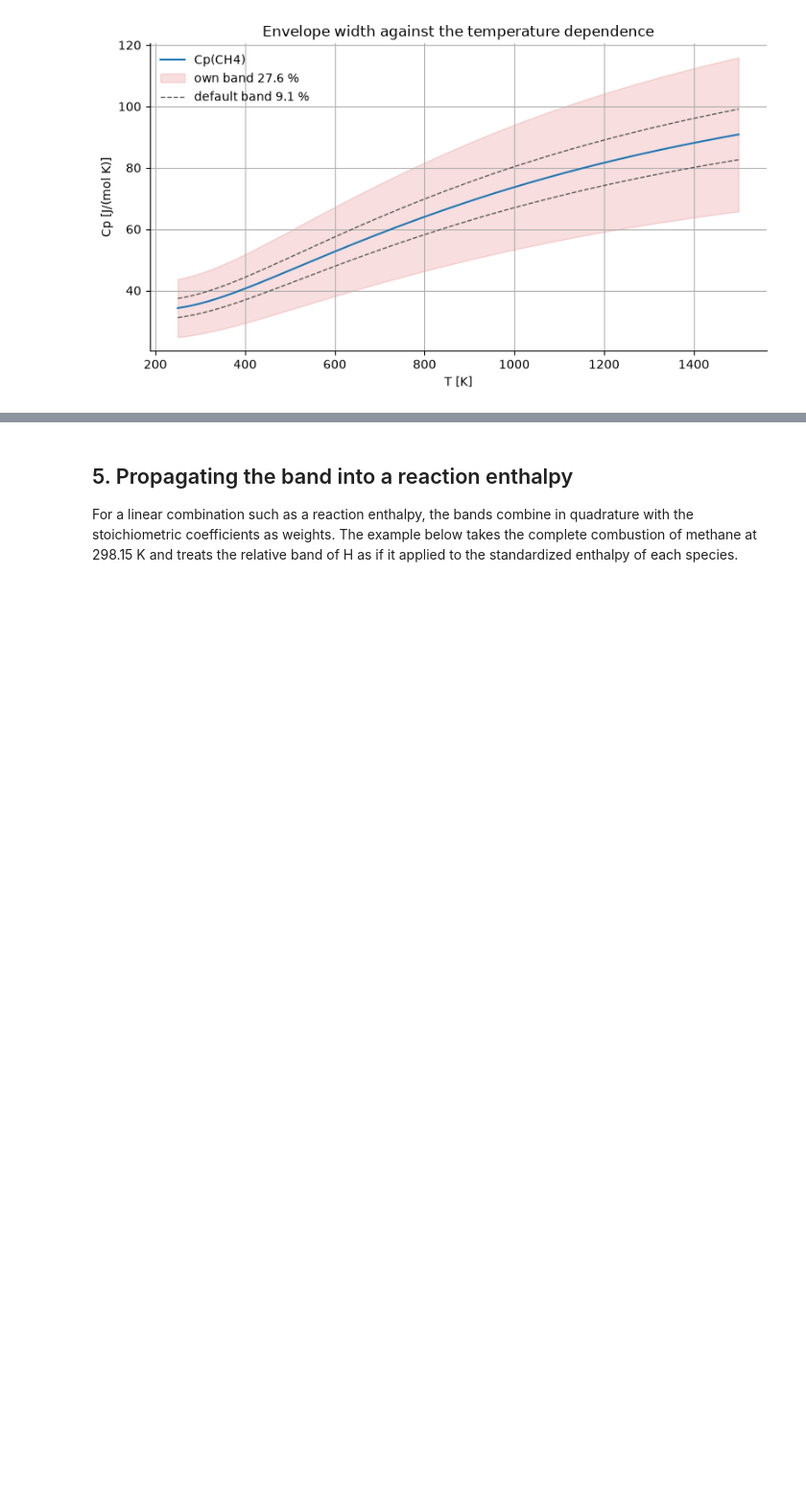
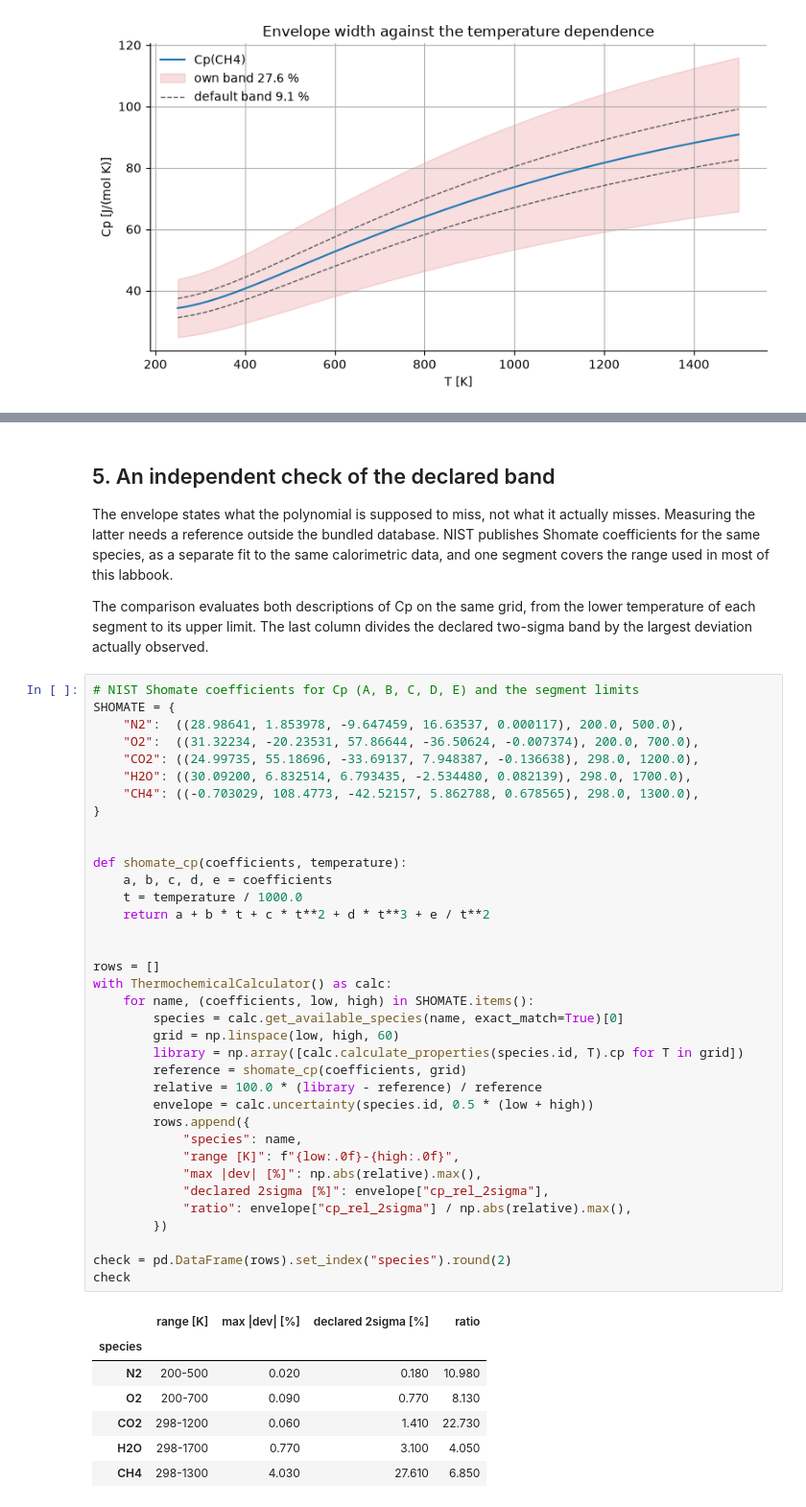
Before and after one commit to ProfLeao/pyglenn-notebooks, a Jupyter notebook: docs/source/13_uncertainty_budget.ipynb, the cells around one changed output, grey strips where cells are left out. Shown at 96% size. Saved outputs shown, nothing was run; the diff lists cells and outputs as text; blank space fills up the shorter version.

```diff
--- a/docs/source/13_uncertainty_budget.ipynb
+++ b/docs/source/13_uncertainty_budget.ipynb
@@ -253,7 +269,56 @@ The corridor plot makes the consequence visible: a band measured once becomes a
 # %% [markdown]
-## 5. Propagating the band into a reaction enthalpy
+## 5. An independent check of the declared band
 
-For a linear combination such as a reaction enthalpy, the bands combine in
-quadrature with the stoichiometric coefficients as weights. The example below
-takes the complete combustion of methane at 298.15 K and treats the relative
-band of H as if it applied to the standardized enthalpy of each species.
+The envelope states what the polynomial is supposed to miss, not what it
+actually misses. Measuring the latter needs a reference outside the bundled
+database. NIST publishes Shomate coefficients for the same species, as a
+separate fit to the same calorimetric data, and one segment covers the range used
+in most of this labbook.
+
+The comparison evaluates both descriptions of Cp on the same grid, from the lower
+temperature of each segment to its upper limit. The last column divides the
+declared two-sigma band by the largest deviation actually observed.
+# %%
+# NIST Shomate coefficients for Cp (A, B, C, D, E) and the segment limits
+SHOMATE = {
+    "N2":  ((28.98641, 1.853978, -9.647459, 16.63537, 0.000117), 200.0, 500.0),
+    "O2":  ((31.32234, -20.23531, 57.86644, -36.50624, -0.007374), 200.0, 700.0),
+    "CO2": ((24.99735, 55.18696, -33.69137, 7.948387, -0.136638), 298.0, 1200.0),
+    "H2O": ((30.09200, 6.832514, 6.793435, -2.534480, 0.082139), 298.0, 1700.0),
+    "CH4": ((-0.703029, 108.4773, -42.52157, 5.862788, 0.678565), 298.0, 1300.0),
+}
+
+
+def shomate_cp(coefficients, temperature):
+    a, b, c, d, e = coefficients
+    t = temperature / 1000.0
+    return a + b * t + c * t**2 + d * t**3 + e / t**2
+
+
+rows = []
+with ThermochemicalCalculator() as calc:
+    for name, (coefficients, low, high) in SHOMATE.items():
+        species = calc.get_available_species(name, exact_match=True)[0]
+        grid = np.linspace(low, high, 60)
+        library = np.array([calc.calculate_properties(species.id, T).cp for T in grid])
+        reference = shomate_cp(coefficients, grid)
+        relative = 100.0 * (library - reference) / reference
+        envelope = calc.uncertainty(species.id, 0.5 * (low + high))
+        rows.append({
+            "species": name,
+            "range [K]": f"{low:.0f}-{high:.0f}",
+            "max |dev| [%]": np.abs(relative).max(),
+            "declared 2sigma [%]": envelope["cp_rel_2sigma"],
+            "ratio": envelope["cp_rel_2sigma"] / np.abs(relative).max(),
+        })
+
+check = pd.DataFrame(rows).set_index("species").round(2)
+check
+# %% [output]
+|  | range [K] | max |dev| [%] | declared 2sigma [%] | ratio |
+| species |  |  |  |  |
+| N2 | 200-500 | 0.020 | 0.180 | 10.980 |
+| O2 | 200-700 | 0.090 | 0.770 | 8.130 |
+| CO2 | 298-1200 | 0.060 | 1.410 | 22.730 |
+| H2O | 298-1700 | 0.770 | 3.100 | 4.050 |
+| CH4 | 298-1300 | 4.030 | 27.610 | 6.850 |
```
Also changed, not shown: parts of 15 cells of this notebook, 20 other files.
